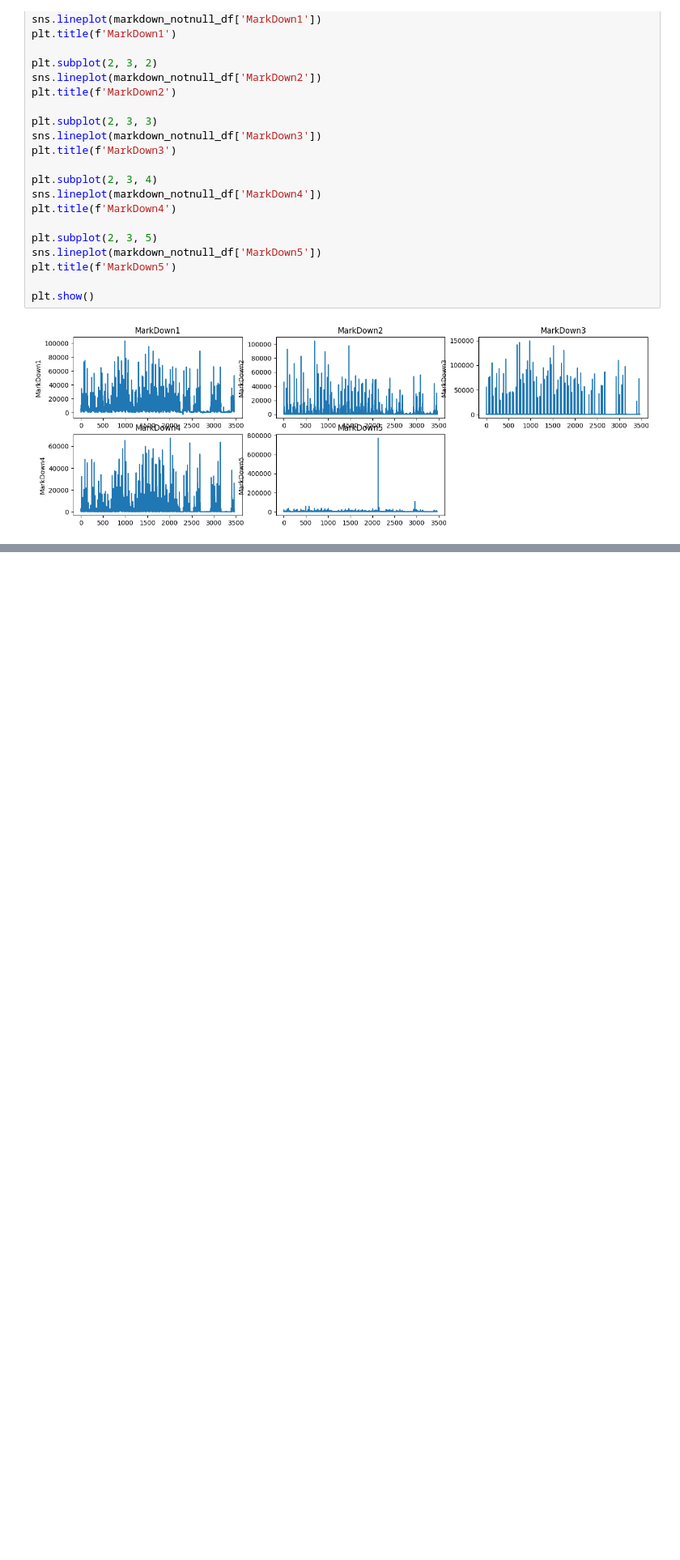
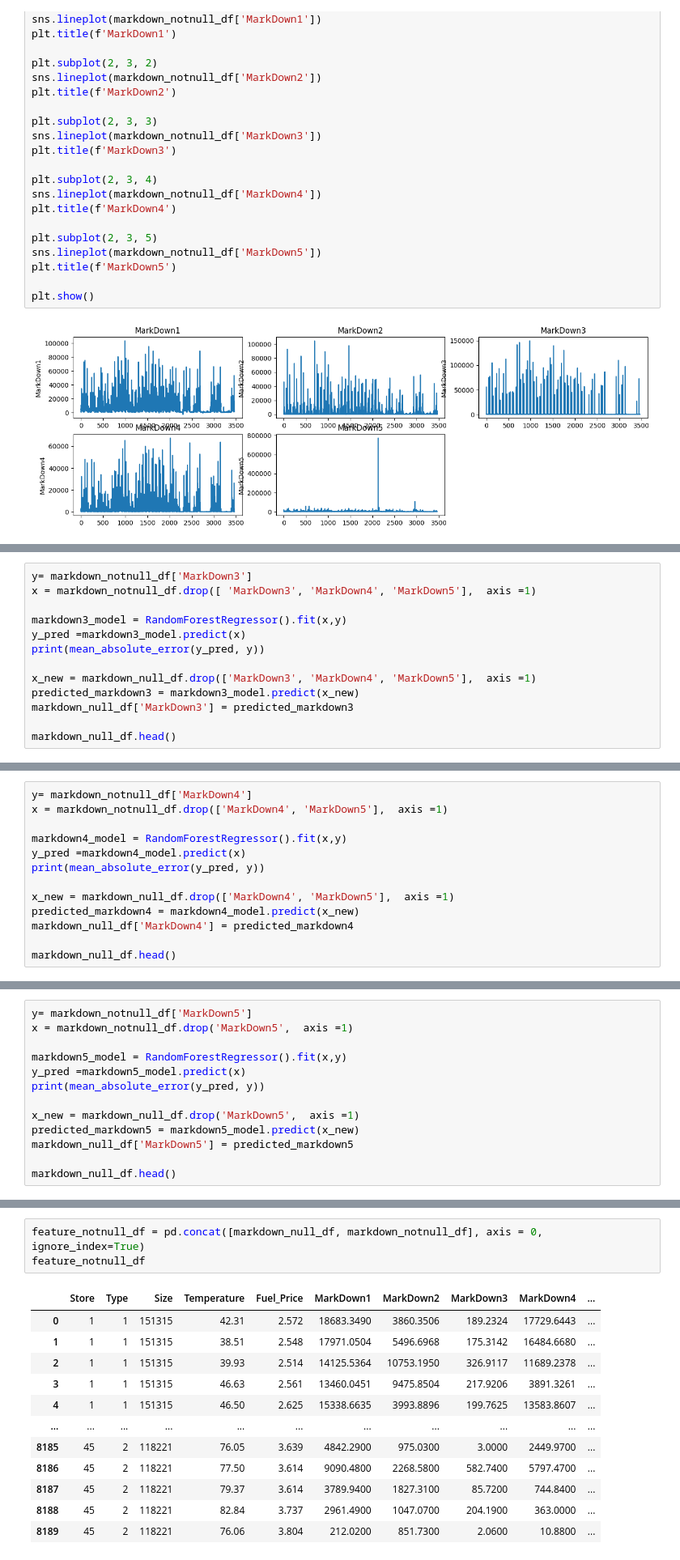
Before and after one commit to Prakash-Kani/Retail-Sales-Prediction, a Jupyter notebook: preprocessing.ipynb, the cells around one changed output, grey strips where cells are left out. Shown at 81% size. Saved outputs shown, nothing was run; the diff lists cells and outputs as text; blank space fills up the shorter version.

Commit message:
Updated and Handled Missing Values in MarkDown columns

```diff
--- a/preprocessing.ipynb
+++ b/preprocessing.ipynb
@@ -954,0 +1027,13 @@ plt.show()
+# %%
+y= markdown_notnull_df['MarkDown3']
+x = markdown_notnull_df.drop([ 'MarkDown3', 'MarkDown4', 'MarkDown5'],  axis =1)
+
+markdown3_model = RandomForestRegressor().fit(x,y)
+y_pred =markdown3_model.predict(x)
+print(mean_absolute_error(y_pred, y))
+
+x_new = markdown_null_df.drop(['MarkDown3', 'MarkDown4', 'MarkDown5'],  axis =1)
+predicted_markdown3 = markdown3_model.predict(x_new)
+markdown_null_df['MarkDown3'] = predicted_markdown3
+
+markdown_null_df.head()
@@ -954,0 +1048,13 @@ plt.show()
+# %%
+y= markdown_notnull_df['MarkDown4']
+x = markdown_notnull_df.drop(['MarkDown4', 'MarkDown5'],  axis =1)
+
+markdown4_model = RandomForestRegressor().fit(x,y)
+y_pred =markdown4_model.predict(x)
+print(mean_absolute_error(y_pred, y))
+
+x_new = markdown_null_df.drop(['MarkDown4', 'MarkDown5'],  axis =1)
+predicted_markdown4 = markdown4_model.predict(x_new)
+markdown_null_df['MarkDown4'] = predicted_markdown4
+
+markdown_null_df.head()
@@ -954,0 +1069,13 @@ plt.show()
+# %%
+y= markdown_notnull_df['MarkDown5']
+x = markdown_notnull_df.drop('MarkDown5',  axis =1)
+
+markdown5_model = RandomForestRegressor().fit(x,y)
+y_pred =markdown5_model.predict(x)
+print(mean_absolute_error(y_pred, y))
+
+x_new = markdown_null_df.drop('MarkDown5',  axis =1)
+predicted_markdown5 = markdown5_model.predict(x_new)
+markdown_null_df['MarkDown5'] = predicted_markdown5
+
+markdown_null_df.head()
@@ -954,0 +1090,16 @@ plt.show()
+# %%
+feature_notnull_df = pd.concat([markdown_null_df, markdown_notnull_df], axis = 0, ignore_index=True)
+feature_notnull_df
+# %% [output]
+|  | Store | Type | Size | Temperature | Fuel_Price | MarkDown1 | MarkDown2 | MarkDown3 | MarkDown4 | ... |
+| 0 | 1 | 1 | 151315 | 42.31 | 2.572 | 18683.3490 | 3860.3506 | 189.2324 | 17729.6443 | ... |
+| 1 | 1 | 1 | 151315 | 38.51 | 2.548 | 17971.0504 | 5496.6968 | 175.3142 | 16484.6680 | ... |
+| 2 | 1 | 1 | 151315 | 39.93 | 2.514 | 14125.5364 | 10753.1950 | 326.9117 | 11689.2378 | ... |
+| 3 | 1 | 1 | 151315 | 46.63 | 2.561 | 13460.0451 | 9475.8504 | 217.9206 | 3891.3261 | ... |
+| 4 | 1 | 1 | 151315 | 46.50 | 2.625 | 15338.6635 | 3993.8896 | 199.7625 | 13583.8607 | ... |
+| ... | ... | ... | ... | ... | ... | ... | ... | ... | ... | ... |
+| 8185 | 45 | 2 | 118221 | 76.05 | 3.639 | 4842.2900 | 975.0300 | 3.0000 | 2449.9700 | ... |
+| 8186 | 45 | 2 | 118221 | 77.50 | 3.614 | 9090.4800 | 2268.5800 | 582.7400 | 5797.4700 | ... |
+| 8187 | 45 | 2 | 118221 | 79.37 | 3.614 | 3789.9400 | 1827.3100 | 85.7200 | 744.8400 | ... |
+| 8188 | 45 | 2 | 118221 | 82.84 | 3.737 | 2961.4900 | 1047.0700 | 204.1900 | 363.0000 | ... |
+| 8189 | 45 | 2 | 118221 | 76.06 | 3.804 | 212.0200 | 851.7300 | 2.0600 | 10.8800 | ... |
```
Also changed, not shown: parts of 11 cells of this notebook.
